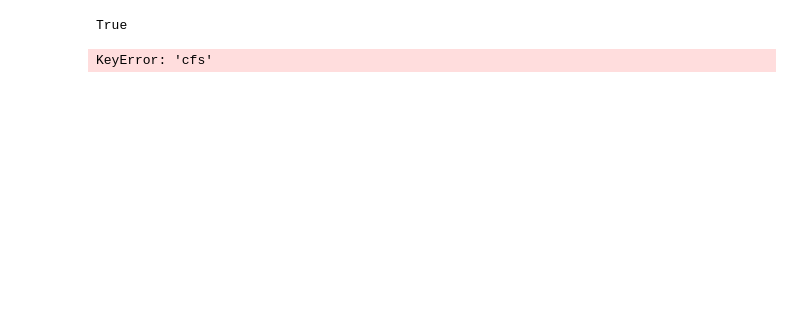
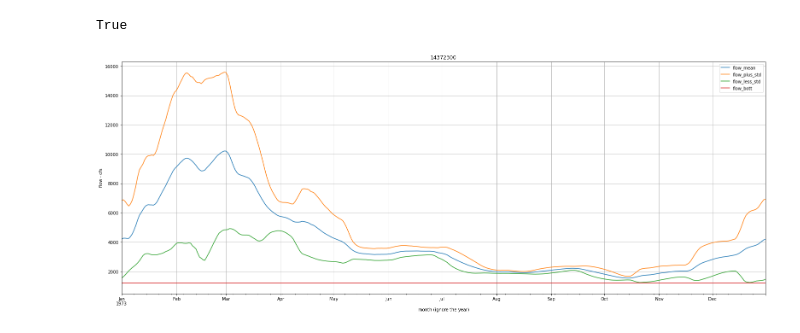
Before and after one commit to whitewater-gis/river-levels, a Jupyter notebook: notebooks/datetime-proto.ipynb, the cells around one changed output. Saved outputs shown, nothing was run; the diff lists cells and outputs as text; code cells hidden in the pictures; blank space fills up the shorter version.

```diff
--- a/notebooks/datetime-proto.ipynb
+++ b/notebooks/datetime-proto.ipynb
@@ -45,11 +45,15 @@ gauge_id, min_flow, max_flow, metric = '14123500', 600, 1800, 'cfs'     # white
 # gauge_id, min_flow, max_flow, metric = '07055646', 7.0, 11.0, 'height'  # hailstone
 gauge_id, min_flow, max_flow, metric = '12060500', 650, 1600, 'cfs'     # sf skokomish
 # gauge_id, min_flow, max_flow, metric = '12080010', 200, 1500, 'cfs'     # deschutes oly
+gauge_id, min_flow, max_flow, metric = '07091200', 400, 5000, 'cfs'     # browns canyon
+gauge_id, min_flow, max_flow, metric = '11520500', 700, 8000, 'cfs'     # klamath
+gauge_id, min_flow, max_flow, metric = '14372300', 1200, None, 'cfs'
 # %%
-mean_df = Gauge(gauge_id, 'usgs').get_rolling_mean()
+gauge = Gauge(gauge_id, 'usgs')
+mean_df = gauge.get_rolling_mean(min=min_flow, max=max_flow)
 
 _ = mean_df.plot(figsize=(27,10), title=gauge.id, xlabel='month (ignore the year)', ylabel=f'flow - {metric}', grid=True)
 # %% [output]
-KeyError: 'cfs'
+[figure, added]
 # %%
 mean_df.reset_index().to_dict('records')
```
Also changed, not shown: parts of 1 cell of this notebook, 1 other file.
